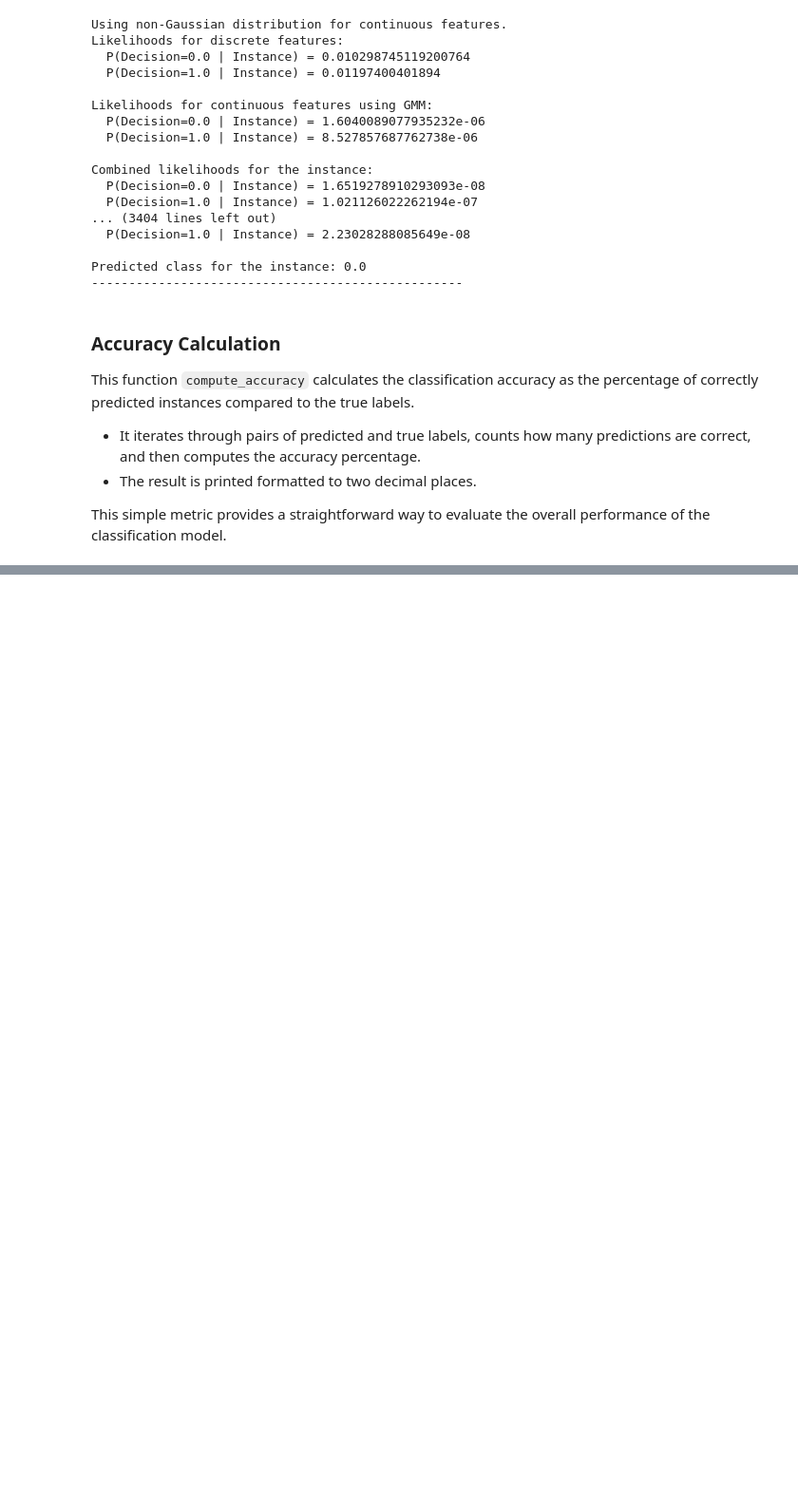
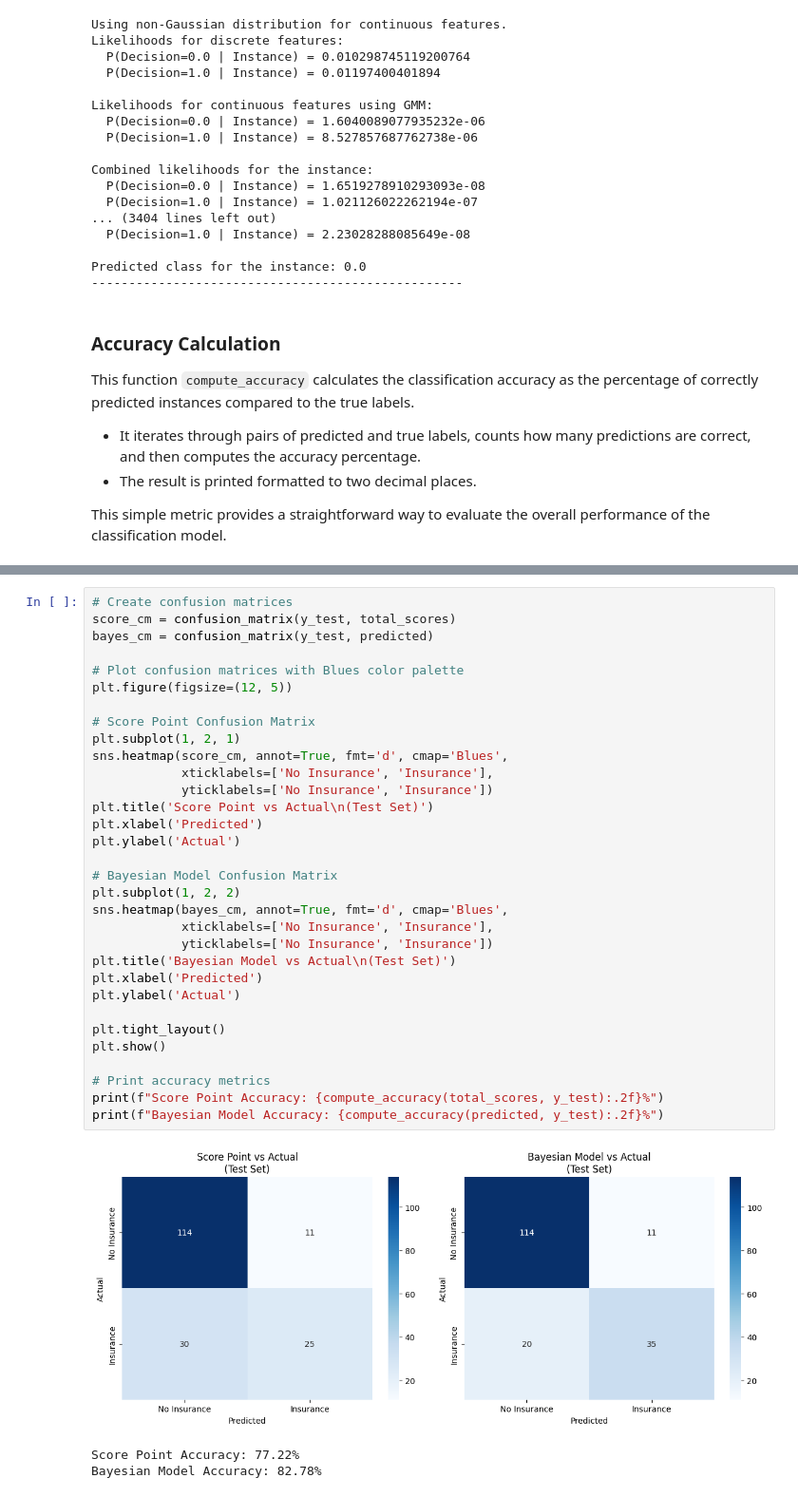
Before and after one commit to AltJesus/FIAD_Proj2, a Jupyter notebook: Projeto2_TrainTest.ipynb, the cells around one changed output, grey strips where cells are left out. Shown at 95% size. Cells and saved outputs as stored; diff of their text form; blank space fills up the shorter version.

Commit message:
accuracy

```diff
--- a/Projeto2_TrainTest.ipynb
+++ b/Projeto2_TrainTest.ipynb
@@ -839,0 +891,36 @@ Accuracy of the model: 82.78%
+# %%
+# Create confusion matrices
+score_cm = confusion_matrix(y_test, total_scores)
+bayes_cm = confusion_matrix(y_test, predicted)
+
+# Plot confusion matrices with Blues color palette
+plt.figure(figsize=(12, 5))
+
+# Score Point Confusion Matrix
+plt.subplot(1, 2, 1)
+sns.heatmap(score_cm, annot=True, fmt='d', cmap='Blues',
+            xticklabels=['No Insurance', 'Insurance'],
+            yticklabels=['No Insurance', 'Insurance'])
+plt.title('Score Point vs Actual\n(Test Set)')
+plt.xlabel('Predicted')
+plt.ylabel('Actual')
+
+# Bayesian Model Confusion Matrix
+plt.subplot(1, 2, 2)
+sns.heatmap(bayes_cm, annot=True, fmt='d', cmap='Blues',
+            xticklabels=['No Insurance', 'Insurance'],
+            yticklabels=['No Insurance', 'Insurance'])
+plt.title('Bayesian Model vs Actual\n(Test Set)')
+plt.xlabel('Predicted')
+plt.ylabel('Actual')
+
+plt.tight_layout()
+plt.show()
+
+# Print accuracy metrics
+print(f"Score Point Accuracy: {compute_accuracy(total_scores, y_test):.2f}%")
+print(f"Bayesian Model Accuracy: {compute_accuracy(predicted, y_test):.2f}%")
+# %% [output]
+[figure, added]
+Score Point Accuracy: 77.22%
+Bayesian Model Accuracy: 82.78%
```
Also changed, not shown: parts of 3 cells of this notebook.
